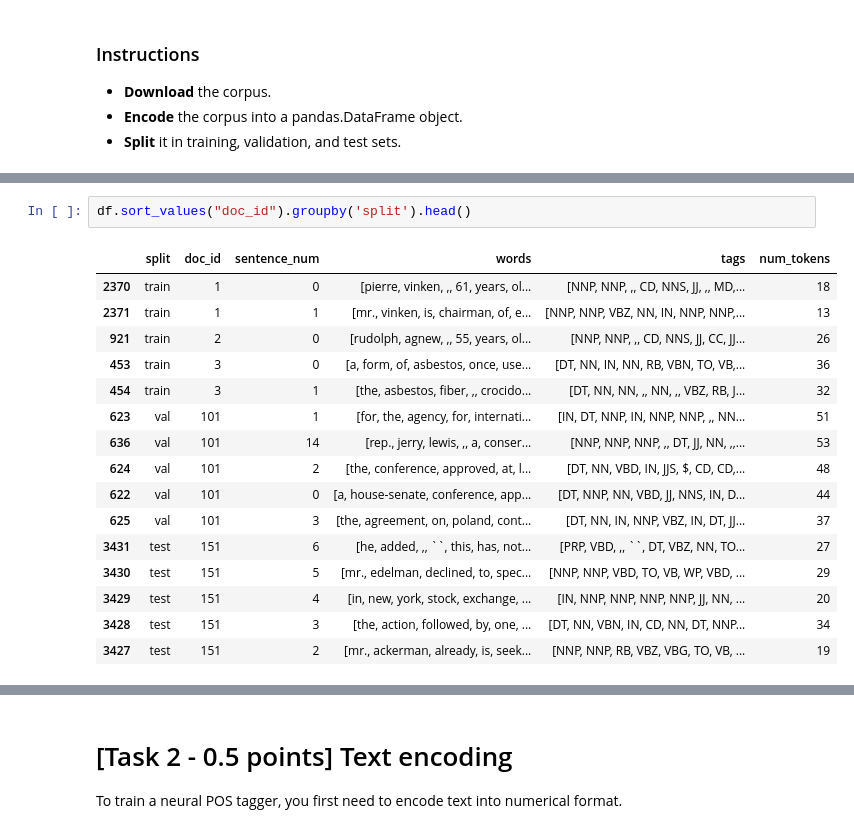
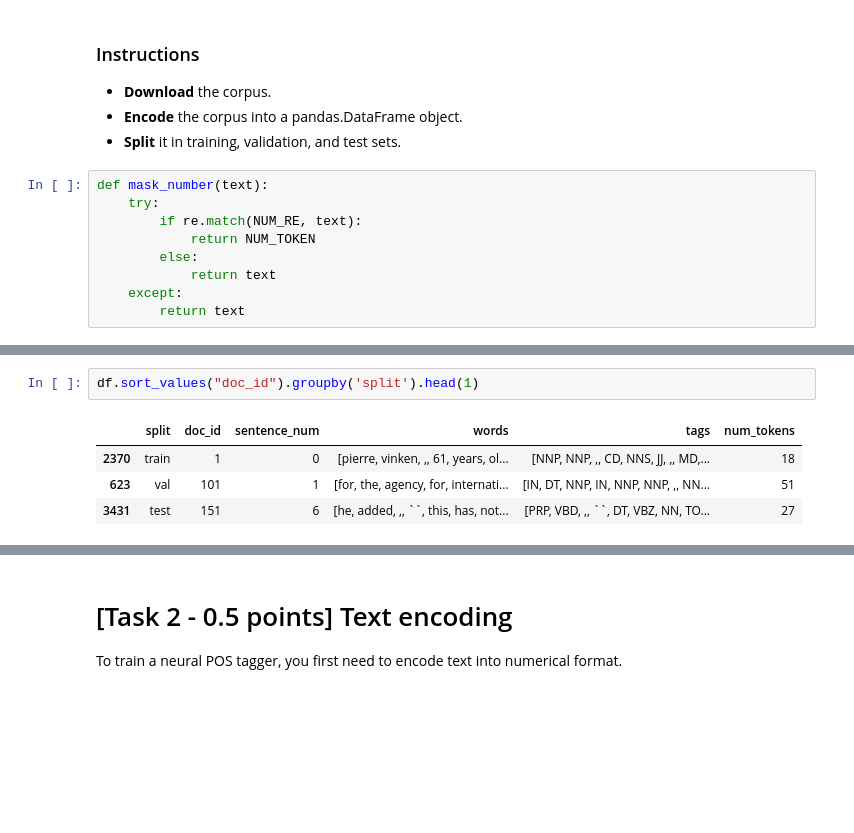
Before and after one commit to AndreaZecca/NLP-assignments, a Jupyter notebook: Assignment-1/Assignment1.ipynb, the cells around one changed output, grey strips where cells are left out. Cells and saved outputs as stored; diff of their text form; blank space fills up the shorter version.

```diff
--- a/Assignment-1/Assignment1.ipynb
+++ b/Assignment-1/Assignment1.ipynb
@@ -88,4 +127,13 @@ The corpus contains 200 documents.
 * **Download** the corpus.
 * **Encode** the corpus into a pandas.DataFrame object.
 * **Split** it in training, validation, and test sets.
+# %%
+def mask_number(text):
+    try:
+        if re.match(NUM_RE, text):
+            return NUM_TOKEN
+        else:
+            return text
+    except:
+        return text
 # %%
@@ -171,19 +196,7 @@ encoded dataframe:
 # %%
-df.sort_values("doc_id").groupby('split').head()
+df.sort_values("doc_id").groupby('split').head(1)
 # %% [output]
 |  | split | doc_id | sentence_num | words | tags | num_tokens |
 | 2370 | train | 1 | 0 | [pierre, vinken, ,, 61, years, ol... | [NNP, NNP, ,, CD, NNS, JJ, ,, MD,... | 18 |
-| 2371 | train | 1 | 1 | [mr., vinken, is, chairman, of, e... | [NNP, NNP, VBZ, NN, IN, NNP, NNP,... | 13 |
-| 921 | train | 2 | 0 | [rudolph, agnew, ,, 55, years, ol... | [NNP, NNP, ,, CD, NNS, JJ, CC, JJ... | 26 |
-| 453 | train | 3 | 0 | [a, form, of, asbestos, once, use... | [DT, NN, IN, NN, RB, VBN, TO, VB,... | 36 |
-| 454 | train | 3 | 1 | [the, asbestos, fiber, ,, crocido... | [DT, NN, NN, ,, NN, ,, VBZ, RB, J... | 32 |
 | 623 | val | 101 | 1 | [for, the, agency, for, internati... | [IN, DT, NNP, IN, NNP, NNP, ,, NN... | 51 |
-| 636 | val | 101 | 14 | [rep., jerry, lewis, ,, a, conser... | [NNP, NNP, NNP, ,, DT, JJ, NN, ,,... | 53 |
-| 624 | val | 101 | 2 | [the, conference, approved, at, l... | [DT, NN, VBD, IN, JJS, $, CD, CD,... | 48 |
-| 622 | val | 101 | 0 | [a, house-senate, conference, app... | [DT, NNP, NN, VBD, JJ, NNS, IN, D... | 44 |
-| 625 | val | 101 | 3 | [the, agreement, on, poland, cont... | [DT, NN, IN, NNP, VBZ, IN, DT, JJ... | 37 |
 | 3431 | test | 151 | 6 | [he, added, ,, ``, this, has, not... | [PRP, VBD, ,, ``, DT, VBZ, NN, TO... | 27 |
-| 3430 | test | 151 | 5 | [mr., edelman, declined, to, spec... | [NNP, NNP, VBD, TO, VB, WP, VBD, ... | 29 |
-| 3429 | test | 151 | 4 | [in, new, york, stock, exchange, ... | [IN, NNP, NNP, NNP, NNP, JJ, NN, ... | 20 |
-| 3428 | test | 151 | 3 | [the, action, followed, by, one, ... | [DT, NN, VBN, IN, CD, NN, DT, NNP... | 34 |
-| 3427 | test | 151 | 2 | [mr., ackerman, already, is, seek... | [NNP, NNP, RB, VBZ, VBG, TO, VB, ... | 19 |
```
Also changed, not shown: parts of 45 cells of this notebook, 3 other files.
